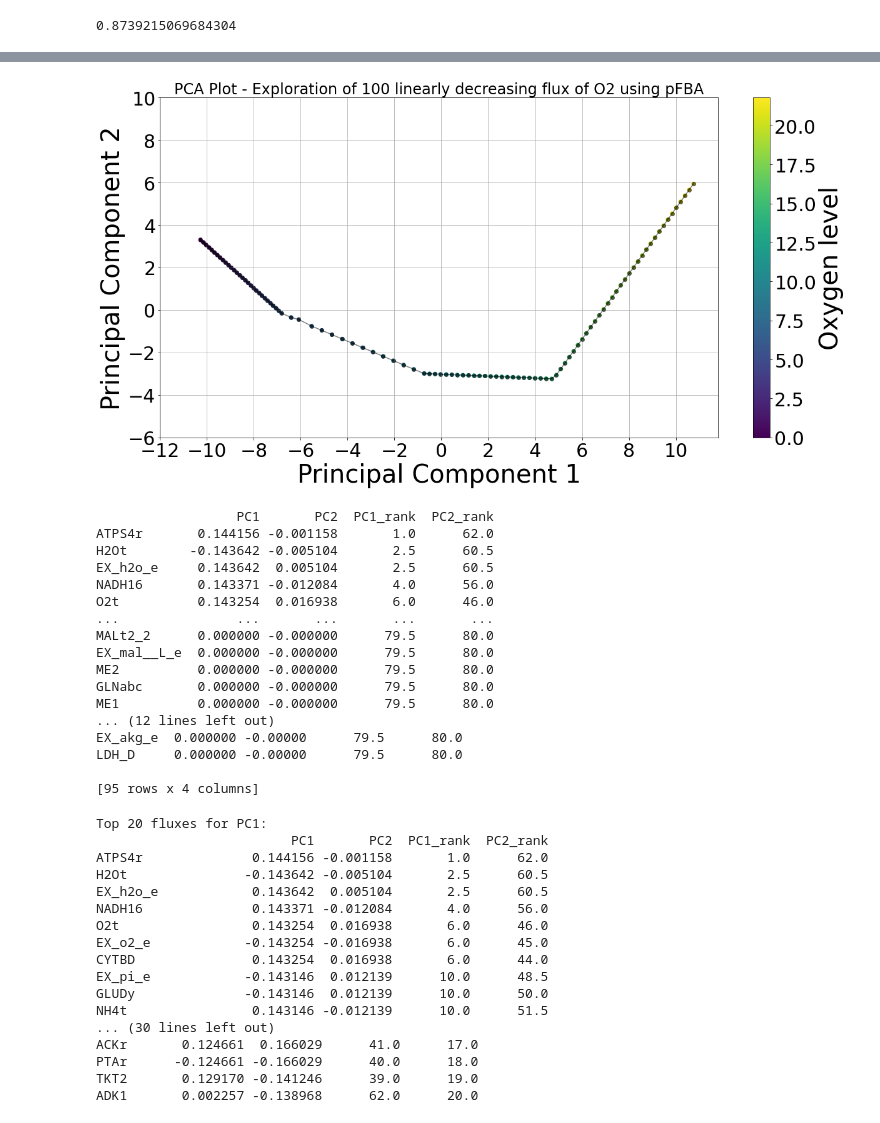
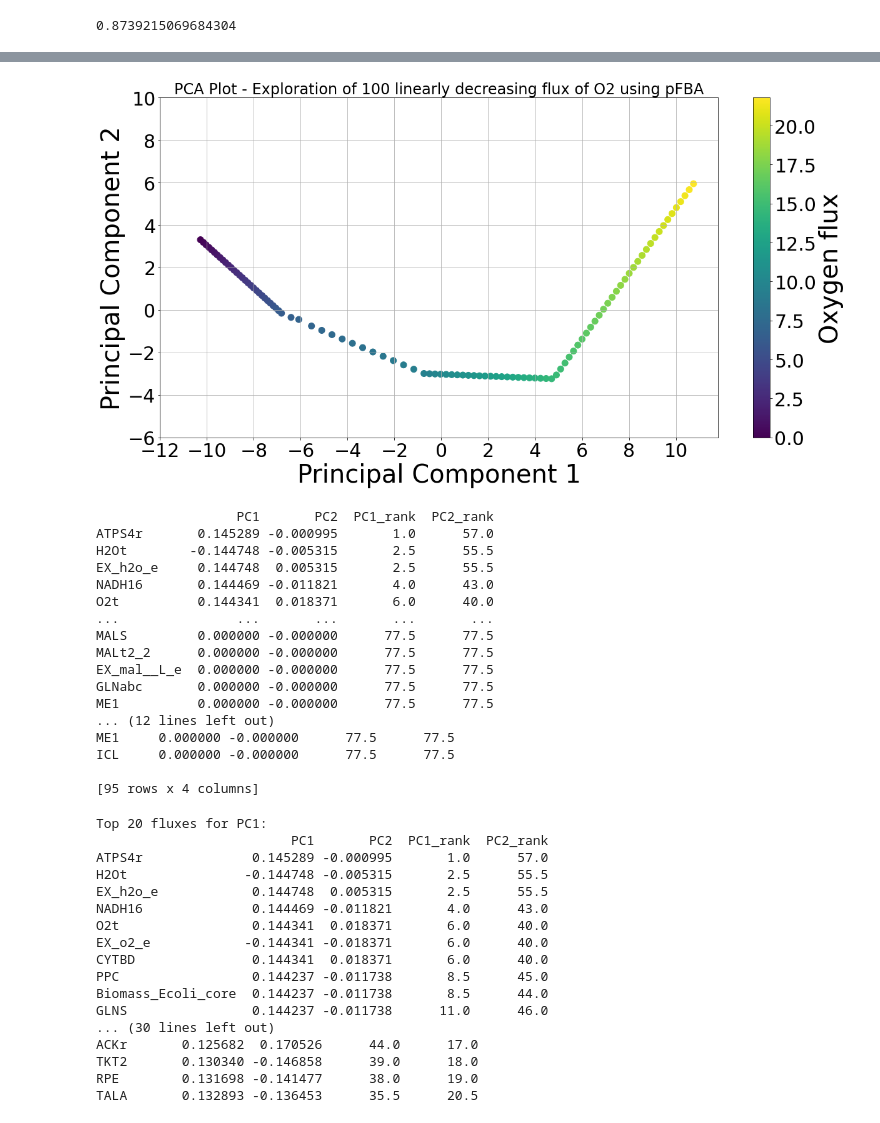
Before and after one commit to jaydeerafael/Metabolic-Trajectory-Inference, a Jupyter notebook: Metabolic_Trajectory.ipynb, the cells around one changed output, grey strips where cells are left out. Cells and saved outputs as stored; diff of their text form; code cells hidden in the pictures.

```diff
--- a/Metabolic_Trajectory.ipynb
+++ b/Metabolic_Trajectory.ipynb
@@ -109,14 +109,17 @@ array([ 0.        ,  0.22020202,  0.44040404,  0.66060606,  0.88080808,
        20.91919192, 21.13939394, 21.35959596, 21.57979798, 21.8       ])
 # %%
 all_fluxes = []
+oxygen_fluxes_after_fba = []
 
 for flux in oxygen_fluxes:
     model.reactions.EX_o2_e.lower_bound = -flux
-    solution = model.optimize()
-    if solution.status == 'optimal':
+    solution = model.optimize()  # FBA
+    if solution:
         all_fluxes.append(solution.fluxes)
+        oxygen_fluxes_after_fba.append(numpy.abs(solution.fluxes['EX_o2_e']))
     else:
         all_fluxes.append([numpy.nan]*len(model.reactions))
+        oxygen_fluxes_after_fba.append(numpy.nan)
 
 df = pandas.DataFrame(all_fluxes, columns=[r.id for r in model.reactions])
 
@@ -129,9 +132,8 @@ principalDf = pandas.DataFrame(data = principalComponents, columns = ['principal
 
 fig, ax = matplotlib.pyplot.subplots(figsize = (20, 10))
 scatter = ax.scatter(principalDf['principal component 1'], principalDf['principal component 2'],
-                     c = oxygen_fluxes, cmap = 'viridis')  # using oxygen_fluxes for color
+                     c = oxygen_fluxes_after_fba, cmap = 'viridis', s = 100) # using oxygen_fluxes for color
 
-ax.plot(principalDf['principal component 1'], principalDf['principal component 2'], '-o', color='black', alpha=0.5)
 
 x_ticks = numpy.arange(-12, 12, step=2)
 y_ticks = numpy.arange(-6, 12, step=2)
@@ -140,7 +142,7 @@ ax.set_yticks(y_ticks)
 ax.set_xlabel('Principal Component 1')
 ax.set_ylabel('Principal Component 2')
 ax.set_title('PCA Plot - Exploration of 100 linearly decreasing flux of O2 using FBA')
-fig.colorbar(scatter, ax = ax, label = 'Oxygen level')
+fig.colorbar(scatter, ax = ax, label = 'Oxygen flux')
 ax.grid(True)
 matplotlib.pyplot.show()
 # %% [output]
@@ -148,42 +150,46 @@ matplotlib.pyplot.show()
 # %%
 all_fluxes = []
+oxygen_fluxes_after_pfba = []
 
 for flux in oxygen_fluxes:
     model.reactions.EX_o2_e.lower_bound = -flux
     solution = pfba(model)  # pFBA
     if solution:
         all_fluxes.append(solution.fluxes)
+        oxygen_fluxes_after_pfba.append(numpy.abs(solution.fluxes['EX_o2_e']))
     else:
         all_fluxes.append([numpy.nan]*len(model.reactions))
+        oxygen_fluxes_after_pfba.append(numpy.nan)
 
 df = pandas.DataFrame(all_fluxes, columns=[r.id for r in model.reactions])
 
 scaler = StandardScaler()
 scaled_df = scaler.fit_transform(df.fillna(0))
 
 pca = PCA(n_components = 2)
 principalComponents = pca.fit_transform(scaled_df)
 principalDf = pandas.DataFrame(data = principalComponents, columns = ['principal component 1', 'principal component 2'])
 
 fig, ax = matplotlib.pyplot.subplots(figsize = (20, 10))
 scatter = ax.scatter(principalDf['principal component 1'], principalDf['principal component 2'],
-                     c = oxygen_fluxes, cmap = 'viridis')  # using oxygen_fluxes for color
+                     c = oxygen_fluxes_after_pfba, cmap = 'viridis', s = 100) # using oxygen_fluxes for color
 
 
-ax.plot(principalDf['principal component 1'], principalDf['principal component 2'], '-o', color='black', alpha=0.5)
 x_ticks = numpy.arange(-12, 12, step=2)
 y_ticks = numpy.arange(-6, 12, step=2)
 ax.set_xticks(x_ticks)
 ax.set_yticks(y_ticks)
 
 ax.set_xlabel('Principal Component 1')
 ax.set_ylabel('Principal Component 2')
 ax.set_title('PCA Plot - Exploration of 100 linearly decreasing flux of O2 using pFBA')
-fig.colorbar(scatter, ax = ax, label = 'Oxygen level')
+fig.colorbar(scatter, ax = ax, label = 'Oxygen flux')
 ax.grid(True)
 matplotlib.pyplot.show()
+
+#abs val of fluxes
 # %% [output]
-[figure, old version]
+[figure, new version]
 # %%
 loadings = pandas.DataFrame(pca.components_.T, columns = ['PC1', 'PC2'], index = df.columns)
 
@@ -200,20 +206,20 @@ print(loadings_sorted_PC1)
 print(loadings_sorted_PC2)
 # %% [output]
                   PC1       PC2  PC1_rank  PC2_rank
-ATPS4r       0.144156 -0.001158       1.0      62.0
-H2Ot        -0.143642 -0.005104       2.5      60.5
-EX_h2o_e     0.143642  0.005104       2.5      60.5
-NADH16       0.143371 -0.012084       4.0      56.0
-O2t          0.143254  0.016938       6.0      46.0
+ATPS4r       0.145289 -0.000995       1.0      57.0
+H2Ot        -0.144748 -0.005315       2.5      55.5
+EX_h2o_e     0.144748  0.005315       2.5      55.5
+NADH16       0.144469 -0.011821       4.0      43.0
+O2t          0.144341  0.018371       6.0      40.0
 ...               ...       ...       ...       ...
-MALt2_2      0.000000 -0.000000      79.5      80.0
-EX_mal__L_e  0.000000 -0.000000      79.5      80.0
-ME2          0.000000 -0.000000      79.5      80.0
-GLNabc       0.000000 -0.000000      79.5      80.0
-ME1          0.000000 -0.000000      79.5      80.0
+MALS         0.000000 -0.000000      77.5      77.5
+MALt2_2      0.000000 -0.000000      77.5      77.5
+EX_mal__L_e  0.000000 -0.000000      77.5      77.5
+GLNabc       0.000000 -0.000000      77.5      77.5
+ME1          0.000000 -0.000000      77.5      77.5
 ... (12 lines left out)
-EX_akg_e  0.000000 -0.00000      79.5      80.0
-LDH_D     0.000000 -0.00000      79.5      80.0
+ME1     0.000000 -0.000000      77.5      77.5
+ICL     0.000000 -0.000000      77.5      77.5
 
 [95 rows x 4 columns]
 # %%
@@ -227,18 +233,18 @@ print(loadings_sorted_PC2.head(20))
 # %% [output]
 Top 20 fluxes for PC1:
                          PC1       PC2  PC1_rank  PC2_rank
-ATPS4r              0.144156 -0.001158       1.0      62.0
-H2Ot               -0.143642 -0.005104       2.5      60.5
-EX_h2o_e            0.143642  0.005104       2.5      60.5
-NADH16              0.143371 -0.012084       4.0      56.0
-O2t                 0.143254  0.016938       6.0      46.0
-EX_o2_e            -0.143254 -0.016938       6.0      45.0
-CYTBD               0.143254  0.016938       6.0      44.0
-EX_pi_e            -0.143146  0.012139      10.0      48.5
-GLUDy              -0.143146  0.012139      10.0      50.0
-NH4t                0.143146 -0.012139      10.0      51.5
+ATPS4r              0.145289 -0.000995       1.0      57.0
+H2Ot               -0.144748 -0.005315       2.5      55.5
+EX_h2o_e            0.144748  0.005315       2.5      55.5
+NADH16              0.144469 -0.011821       4.0      43.0
+O2t                 0.144341  0.018371       6.0      40.0
+EX_o2_e            -0.144341 -0.018371       6.0      40.0
+CYTBD               0.144341  0.018371       6.0      40.0
+PPC                 0.144237 -0.011738       8.5      45.0
+Biomass_Ecoli_core  0.144237 -0.011738       8.5      44.0
+GLNS                0.144237 -0.011738      11.0      46.0
 ... (30 lines left out)
-ACKr       0.124661  0.166029      41.0      17.0
-PTAr      -0.124661 -0.166029      40.0      18.0
-TKT2       0.129170 -0.141246      39.0      19.0
-ADK1       0.002257 -0.138968      62.0      20.0
+ACKr       0.125682  0.170526      44.0      17.0
+TKT2       0.130340 -0.146858      39.0      18.0
+RPE        0.131698 -0.141477      38.0      19.0
+TALA       0.132893 -0.136453      35.5      20.5
```
Also changed, not shown: parts of 5 cells of this notebook.
